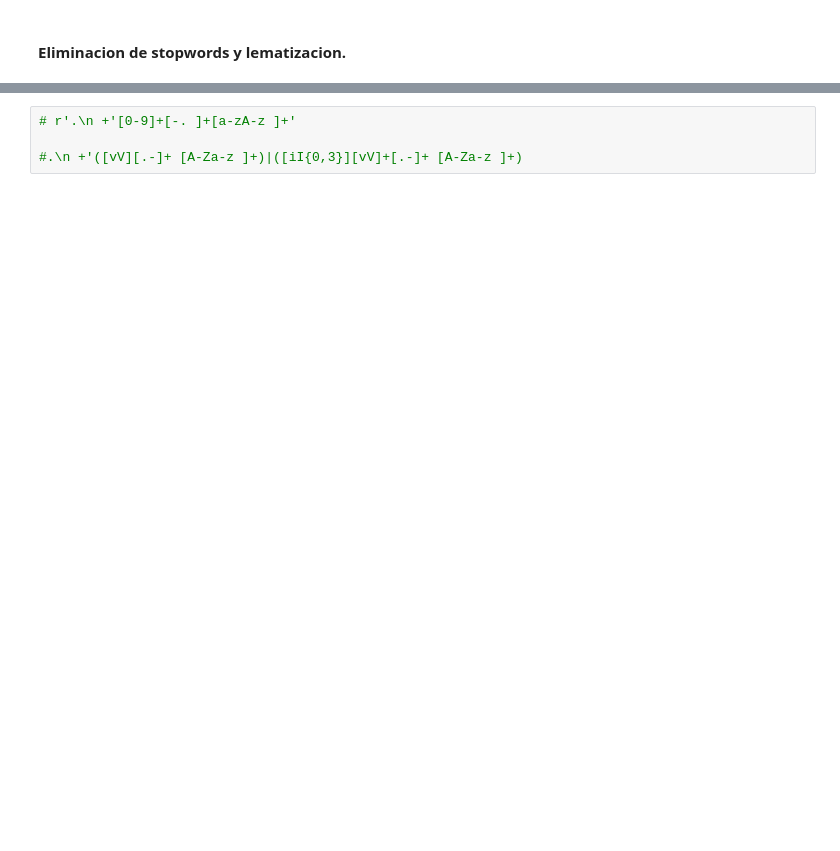
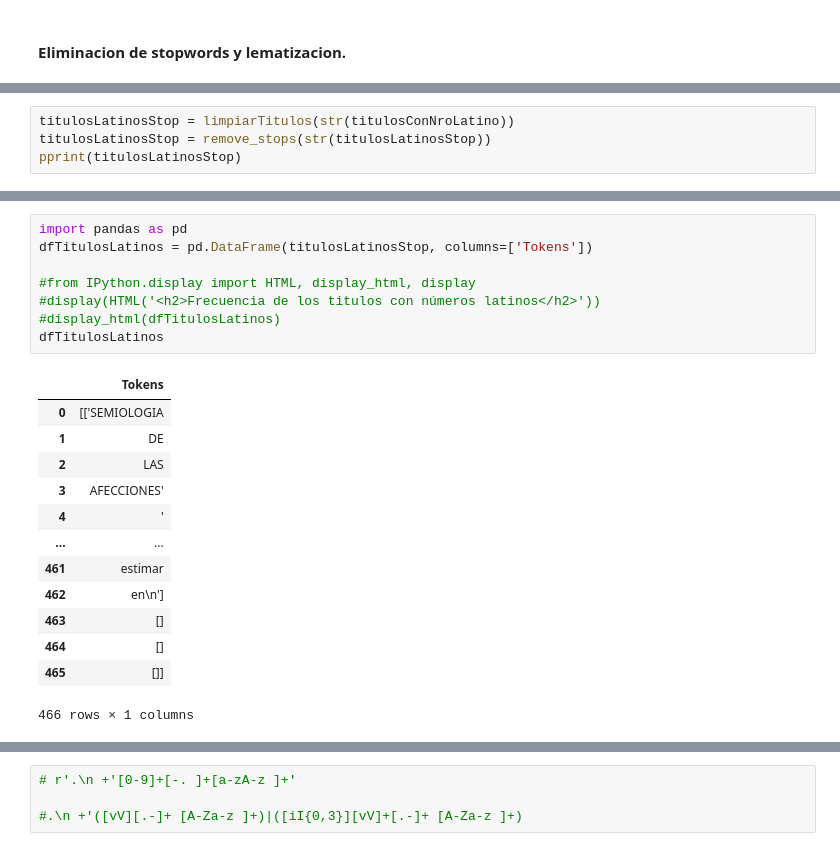
Before and after one commit to gaston411/Mi-Proyecto, a Jupyter notebook: limpiezaPrueba.ipynb, the cells around one changed output, grey strips where cells are left out. Saved outputs shown, nothing was run; the diff lists cells and outputs as text; blank space fills up the shorter version.

```diff
--- a/limpiezaPrueba.ipynb
+++ b/limpiezaPrueba.ipynb
@@ -216,0 +446,4 @@ AttributeError: module 'scipy' has no attribute '_lib'
+# %%
+titulosLatinosStop = limpiarTitulos(str(titulosConNroLatino))
+titulosLatinosStop = remove_stops(str(titulosLatinosStop))
+pprint(titulosLatinosStop)
@@ -216,0 +468,22 @@ AttributeError: module 'scipy' has no attribute '_lib'
+# %%
+import pandas as pd
+dfTitulosLatinos = pd.DataFrame(titulosLatinosStop, columns=['Tokens'])
+
+#from IPython.display import HTML, display_html, display
+#display(HTML('<h2>Frecuencia de los titulos con números latinos</h2>'))
+#display_html(dfTitulosLatinos)
+dfTitulosLatinos
+# %% [output]
+|  | Tokens |
+| 0 | [['SEMIOLOGIA |
+| 1 | DE |
+| 2 | LAS |
+| 3 | AFECCIONES' |
+| 4 | ' |
+| ... | ... |
+| 461 | estimar |
+| 462 | en\n'] |
+| 463 | [] |
+| 464 | [] |
+| 465 | []] |
+466 rows × 1 columns
```
Also changed, not shown: parts of 27 cells of this notebook.
